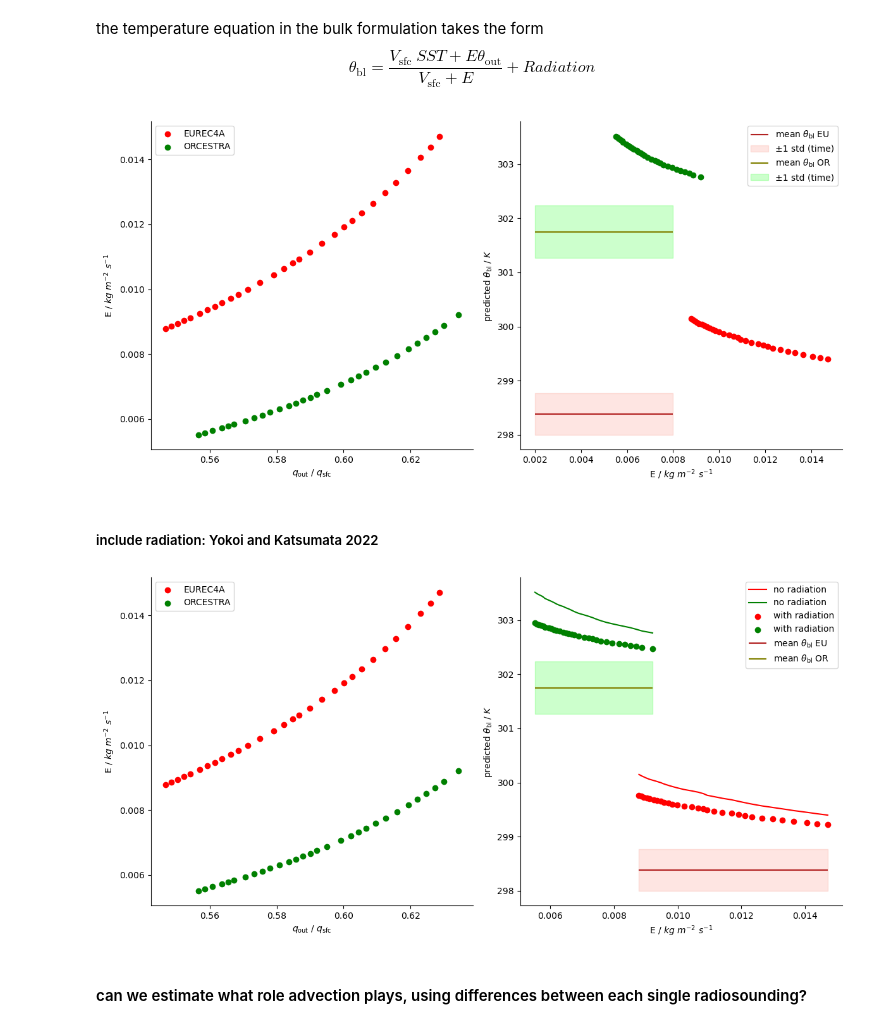
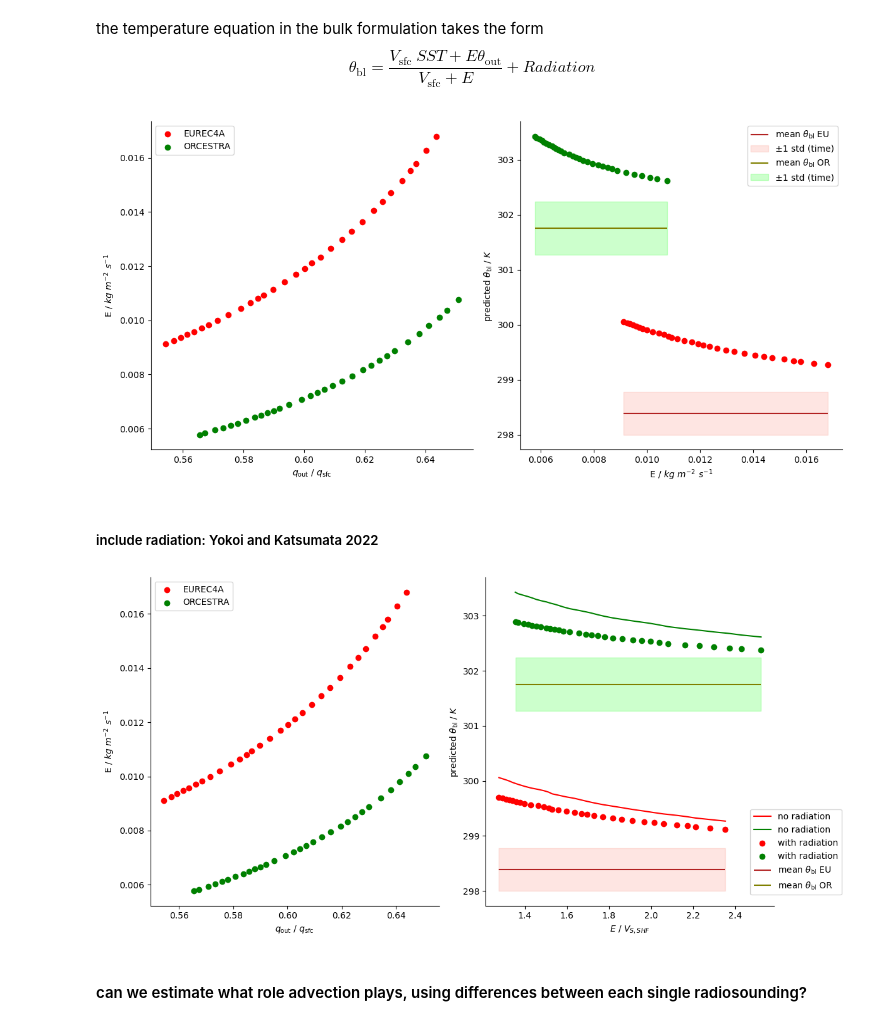
Before and after one commit to meteorologopazzo/BCO_observational, a Jupyter notebook: moisture_control_bulk.ipynb, the cells around one changed output. Cells and saved outputs as stored; diff of their text form; code cells hidden in the pictures.

```diff
--- a/moisture_control_bulk.ipynb
+++ b/moisture_control_bulk.ipynb
@@ -239,14 +250,14 @@ display(HTML(df.to_html(index=False, table_id="summary-table")))
 # Ce_eu = 2*Ce_eu
 # Ce_or = 2*Ce_or
 # %%
-q_out_eu = q_eu.isel(alt=slice(70, 100)).values*1e3
-q_out_or = q_or.isel(height=slice(70, 100)).values*1e3
+q_out_eu = q_eu.sel(height=entrainment_levels).values*1e3
+q_out_or = q_or.sel(height=entrainment_levels).values*1e3
 
 def E(q_out, q_sfc, Vs, W=0.75):
     E = ((W-1)*Vs)/((q_out/q_sfc)-W)
     return E
 
-Vs_lhf_eu = (rho_eu * Ce_eu * wind_eu.isel(alt=0)).values
+Vs_lhf_eu = (rho_eu * Ce_eu * wind_eu.isel(height=0)).values
 Vs_lhf_or = (rho_or * Ce_or * wind_or.isel(height=0)).values
 
 ## compute a series of E values
@@ -291,14 +302,14 @@ $$\theta_\mathrm{bl} = \frac{V_\mathrm{sfc} ~SST + E\theta_\mathrm{out}}{V_\math
 # Ch_or = 0.5*Ch_or
 # %%
 ## compute predicted theta and compare with average theta and its variability
-theta_eu = ds_eureca_bco.theta.mean(dim="sounding")
+theta_eu = ds_eureca_bco.theta.mean(dim="launch_time")
 theta_or = ds_orcestra_bco.theta.mean(dim="launch_time")
 
-theta_out_eu = theta_eu.isel(alt=slice(70, 100)).values
-theta_out_or = theta_or.isel(height=slice(70, 100)).values
+theta_out_eu = theta_eu.sel(height=entrainment_levels).values
+theta_out_or = theta_or.sel(height=entrainment_levels).values
 
 ## use Vs for sensible heat exchange
-Vs_shf_eu = (rho_eu * Ch_eu * wind_eu.isel(alt=0)).values
+Vs_shf_eu = (rho_eu * Ch_eu * wind_eu.isel(height=0)).values
 Vs_shf_or = (rho_or * Ch_or * wind_or.isel(height=0)).values
 
 theta_pred_eu = (Vs_shf_eu*sst_eu.values + E_values_eu*theta_out_eu) / (Vs_shf_eu+E_values_eu)
@@ -306,11 +317,11 @@ theta_pred_or = (Vs_shf_or*sst_or.values + E_values_or*theta_out_or) / (Vs_shf_o
 
 
 ## actual mixed-layer averaged theta
-theta_bl_eu = theta_eu.sel(alt=slice(200,500)).mean()
-th_var_eu   = ds_eureca_bco.theta.sel(alt=slice(200,500)).mean(dim="alt").std(dim="sounding")
+theta_bl_eu = theta_eu.sel(height=mixed_avg_levels).mean()
+th_var_eu   = ds_eureca_bco.theta.sel(height=mixed_avg_levels).mean(dim="height").std(dim="launch_time")
 
-theta_bl_or = theta_or.sel(height=slice(200,500)).mean()
-th_var_or   = ds_orcestra_bco.theta.sel(height=slice(200,500)).mean(dim="height").std(dim="launch_time")
+theta_bl_or = theta_or.sel(height=mixed_avg_levels).mean()
+th_var_or   = ds_orcestra_bco.theta.sel(height=mixed_avg_levels).mean(dim="height").std(dim="launch_time")
 # %%
 fig, ax = plt.subplots(1,2, figsize=(12, 6))
 
@@ -333,9 +344,9 @@ ax[0].legend()
 ax[1].scatter(E_values_eu, theta_pred_eu, color="red")
 ax[1].scatter(E_values_or, theta_pred_or, color="green")
 
-ax[1].hlines(theta_bl_eu, xmin=2e-3, xmax=8e-3, color="firebrick", label=r"mean $\theta_\mathrm{bl}$ EU")
+ax[1].hlines(theta_bl_eu, xmin=np.min(E_values_eu), xmax=np.max(E_values_eu), color="firebrick", label=r"mean $\theta_\mathrm{bl}$ EU")
 ax[1].fill_between(
-    [2e-3, 8e-3],
+    [np.min(E_values_eu), np.max(E_values_eu)],
     (theta_bl_eu - th_var_eu) ,
     (theta_bl_eu + th_var_eu) ,
     color="salmon",
@@ -345,9 +356,9 @@ ax[1].fill_between(
 
 
 
-ax[1].hlines(theta_bl_or, xmin=2e-3, xmax=8e-3, color="olive", label=r"mean $\theta_\mathrm{bl}$ OR")
+ax[1].hlines(theta_bl_or, xmin=np.min(E_values_or), xmax=np.max(E_values_or), color="olive", label=r"mean $\theta_\mathrm{bl}$ OR")
 ax[1].fill_between(
-    [2e-3, 8e-3],
+    [np.min(E_values_or), np.max(E_values_or)],
     (theta_bl_or - th_var_or) ,
     (theta_bl_or + th_var_or) ,
     color="lime",
@@ -370,7 +381,7 @@ for x in ax:
 plt.tight_layout()
 plt.show()
 # %% [output]
-[figure, old version]
+[figure, new version]
 # %% [markdown]
 ##### include radiation: Yokoi and Katsumata 2022
 # %%
@@ -462,48 +473,48 @@ ax[0].legend()
 
 
 #### compare predicted theta with actual theta
-ax[1].plot(E_values_eu, theta_pred_eu, color="red", label="no radiation")
-ax[1].plot(E_values_or, theta_pred_or, color="green", label="no radiation")
+ax[1].plot(E_values_eu/Vs_shf_eu, theta_pred_eu, color="red", label="no radiation")
+ax[1].plot(E_values_or/Vs_shf_or, theta_pred_or, color="green", label="no radiation")
 
-ax[1].scatter(E_values_eu, theta_predRad_eu, color="red", label="with radiation")
-ax[1].scatter(E_values_or, theta_predRad_or, color="green", label="with radiation")
+ax[1].scatter(E_values_eu/Vs_shf_eu, theta_predRad_eu, color="red", label="with radiation")
+ax[1].scatter(E_values_or/Vs_shf_or, theta_predRad_or, color="green", label="with radiation")
 
-ax[1].hlines(theta_bl_eu, xmin=np.min(E_values_eu), xmax=np.max(E_values_eu), color="firebrick", label=r"mean $\theta_\mathrm{bl}$ EU")
+ax[1].hlines(theta_bl_eu, xmin=np.min(E_values_eu/Vs_shf_eu), xmax=np.max(E_values_eu/Vs_shf_eu), color="firebrick", label=r"mean $\theta_\mathrm{bl}$ EU")
 ax[1].fill_between(
-    [np.min(E_values_eu), np.max(E_values_eu)],
+    [np.min(E_values_eu/Vs_shf_eu), np.max(E_values_eu/Vs_shf_eu)],
     (theta_bl_eu - th_var_eu) ,
     (theta_bl_eu + th_var_eu) ,
     color="salmon",
     alpha=0.2
 )
 
 
 
-ax[1].hlines(theta_bl_or, xmin=np.min(E_values_or), xmax=np.max(E_values_or), color="olive", label=r"mean $\theta_\mathrm{bl}$ OR")
+ax[1].hlines(theta_bl_or, xmin=np.min(E_values_or/Vs_shf_or), xmax=np.max(E_values_or/Vs_shf_or), color="olive", label=r"mean $\theta_\mathrm{bl}$ OR")
 ax[1].fill_between(
-    [np.min(E_values_or), np.max(E_values_or)],
+    [np.min(E_values_or/Vs_shf_or), np.max(E_values_or/Vs_shf_or)],
     (theta_bl_or - th_var_or) ,
     (theta_bl_or + th_var_or) ,
     color="lime",
     alpha=0.2
 )
 
 
 
-ax[1].set_xlabel(r"E / $kg~m^{-2}~s^{-1}$")
+ax[1].set_xlabel(r"$E$ / $V_{S,SHF}$ ") #/ $kg~m^{-2}~s^{-1}$")
 ax[1].set_ylabel(r"predicted $\theta_\mathrm{bl}$ / $K$")
-ax[1].legend()
+ax[1].legend(loc="lower right", bbox_to_anchor=(1.25,0.02))
 
 for x in ax:
     for spine in ['top', 'right']:
         x.spines[spine].set_visible(False)
 
 
 
 plt.tight_layout()
 plt.show()
 # %% [output]
-[figure, old version]
+[figure, new version]
 # %% [markdown]
 #### can we estimate what role advection plays, using differences between each single radiosounding?
 # %%
```
Also changed, not shown: parts of 14 cells of this notebook, 2 other files.
